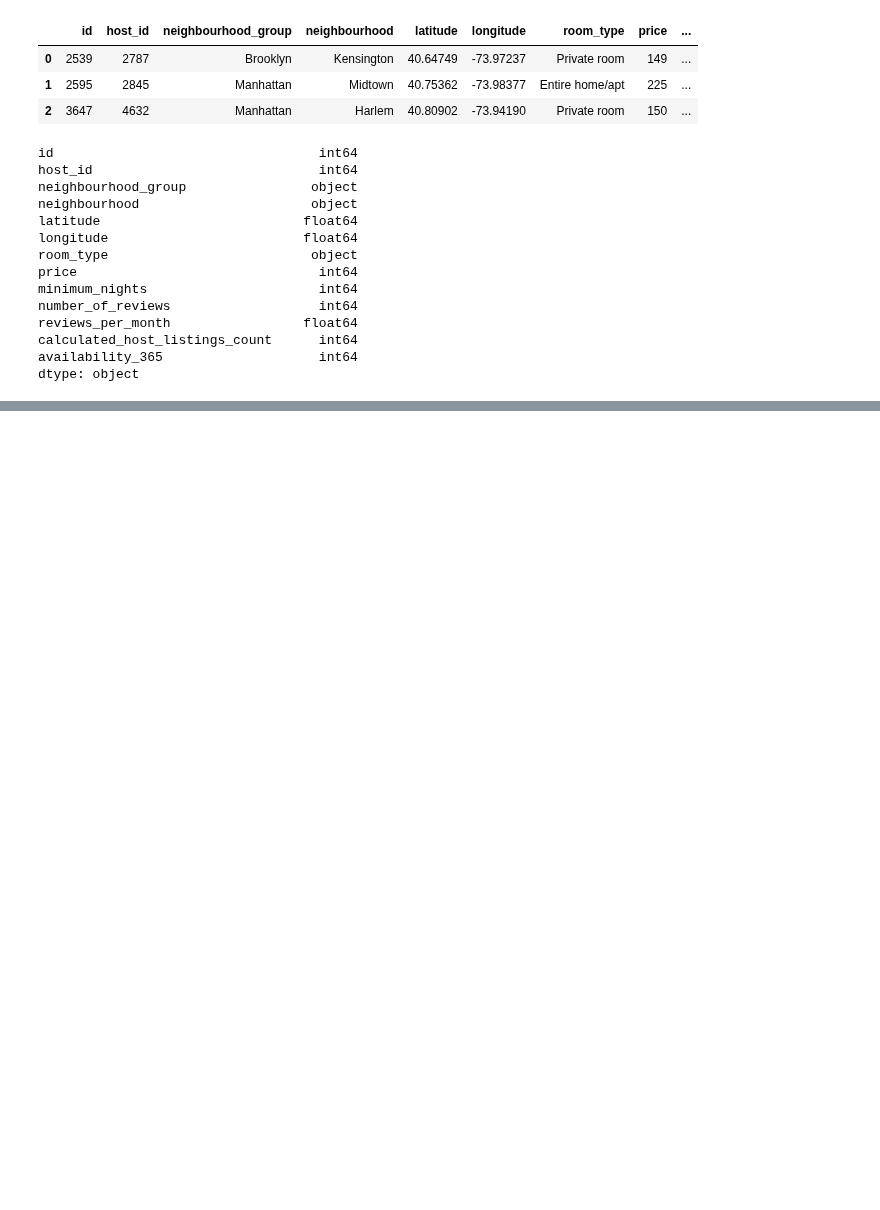
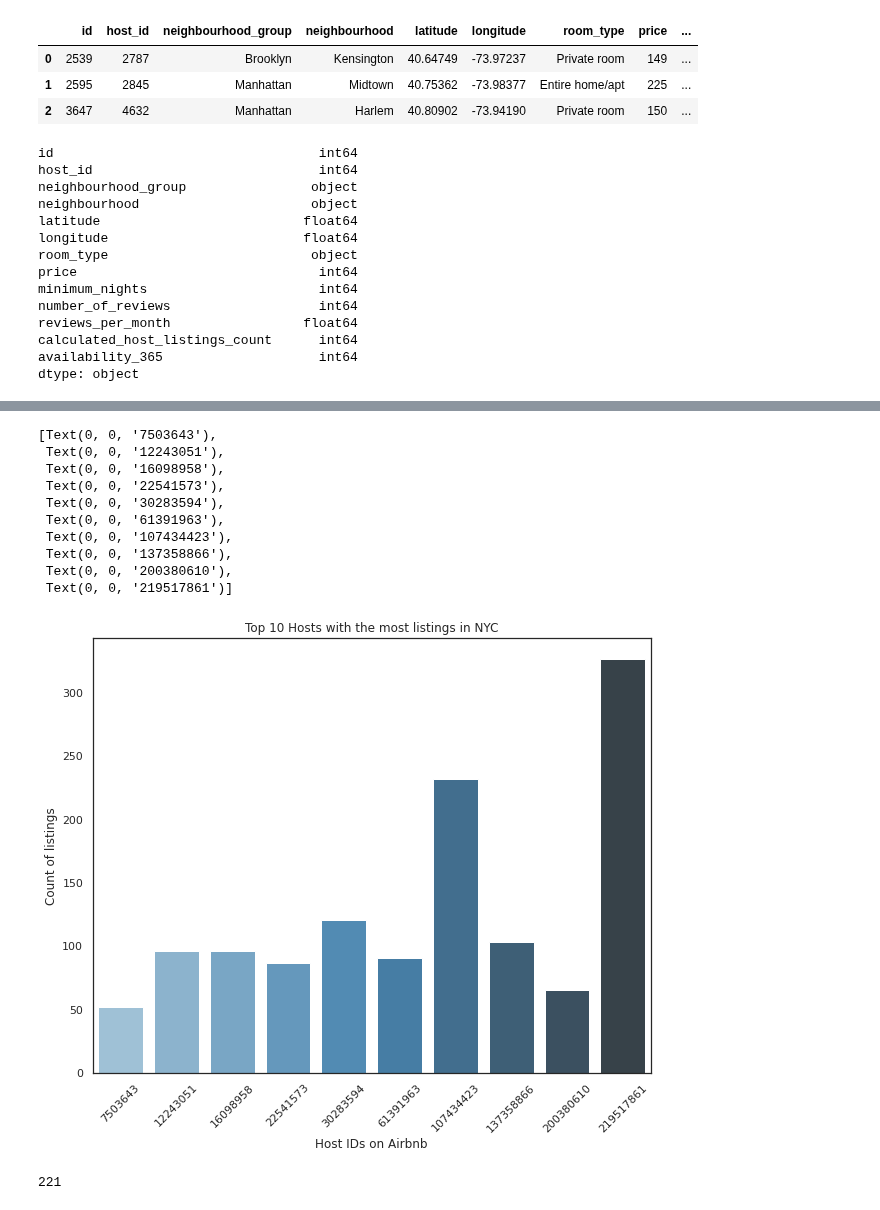
Before and after one commit to Ayaj-Ahmed/CAPSTONE-EDA, a Jupyter notebook: Airbnb_Bookings_EDA_Capstone_Project.ipynb, the cells around one changed output, grey strips where cells are left out. Cells and saved outputs as stored; diff of their text form; code cells hidden in the pictures; blank space fills up the shorter version.

```diff
--- a/Airbnb_Bookings_EDA_Capstone_Project.ipynb
+++ b/Airbnb_Bookings_EDA_Capstone_Project.ipynb
@@ -117,0 +154,4 @@ dtype: object
+# %%
+#Lets find the top 10 host_ID with the most listing, taking maximum utility out of Airbnb service
+top_10_host=airbnb.host_id.value_counts().head(10)
+print(top_10_host)
@@ -117,0 +178,8 @@ dtype: object
+# %%
+#setting figure size for future visualizations
+sns.set(rc={'figure.figsize':(10,8)})
+sns.set_style('white')
+top_10_host_df=pd.DataFrame(top_10_host)
+top_10_host_df.reset_index(inplace=True)
+top_10_host_df.rename(columns={'index':'Host_ID', 'host_id':'P_Count'}, inplace=True)
+top_10_host_df
@@ -117,0 +198,24 @@ dtype: object
+# %%
+viz_1=sns.barplot(x="Host_ID", y="P_Count", data=top_10_host_df,
+                 palette='Blues_d')
+viz_1.set_title('Top 10 Hosts with the most listings in NYC')
+viz_1.set_ylabel('Count of listings')
+viz_1.set_xlabel('Host IDs on Airbnb')
+viz_1.set_xticklabels(viz_1.get_xticklabels(), rotation=45)
+# %% [output]
+[Text(0, 0, '7503643'),
+ Text(0, 0, '12243051'),
+ Text(0, 0, '16098958'),
+ Text(0, 0, '22541573'),
+ Text(0, 0, '30283594'),
+ Text(0, 0, '61391963'),
+ Text(0, 0, '107434423'),
+ Text(0, 0, '137358866'),
+ Text(0, 0, '200380610'),
+ Text(0, 0, '219517861')]
+[figure, added]
+# %%
+#Lets find the unique values of neighbourhood
+len(airbnb.neighbourhood.unique())
+# %% [output]
+221
```
Also changed, not shown: parts of 15 cells of this notebook.
